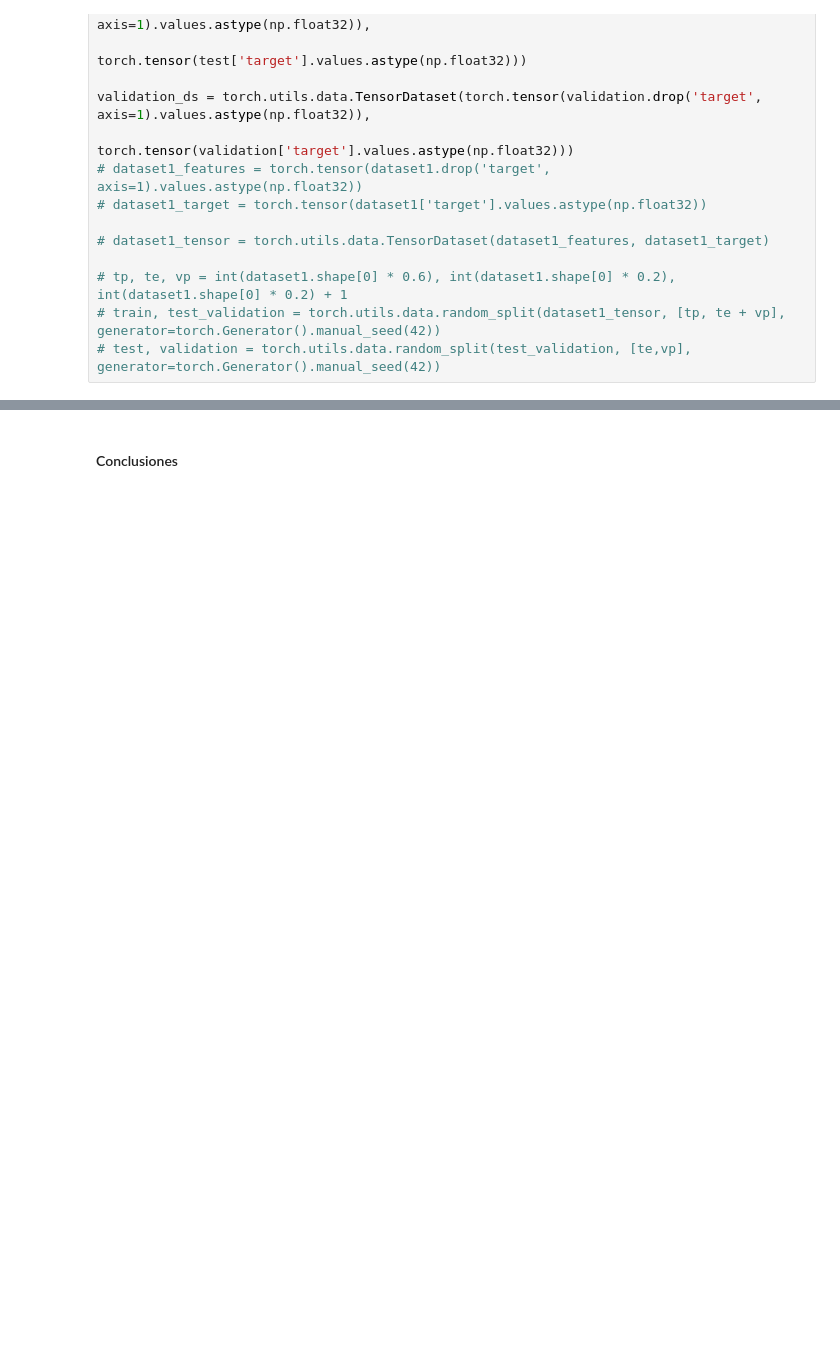
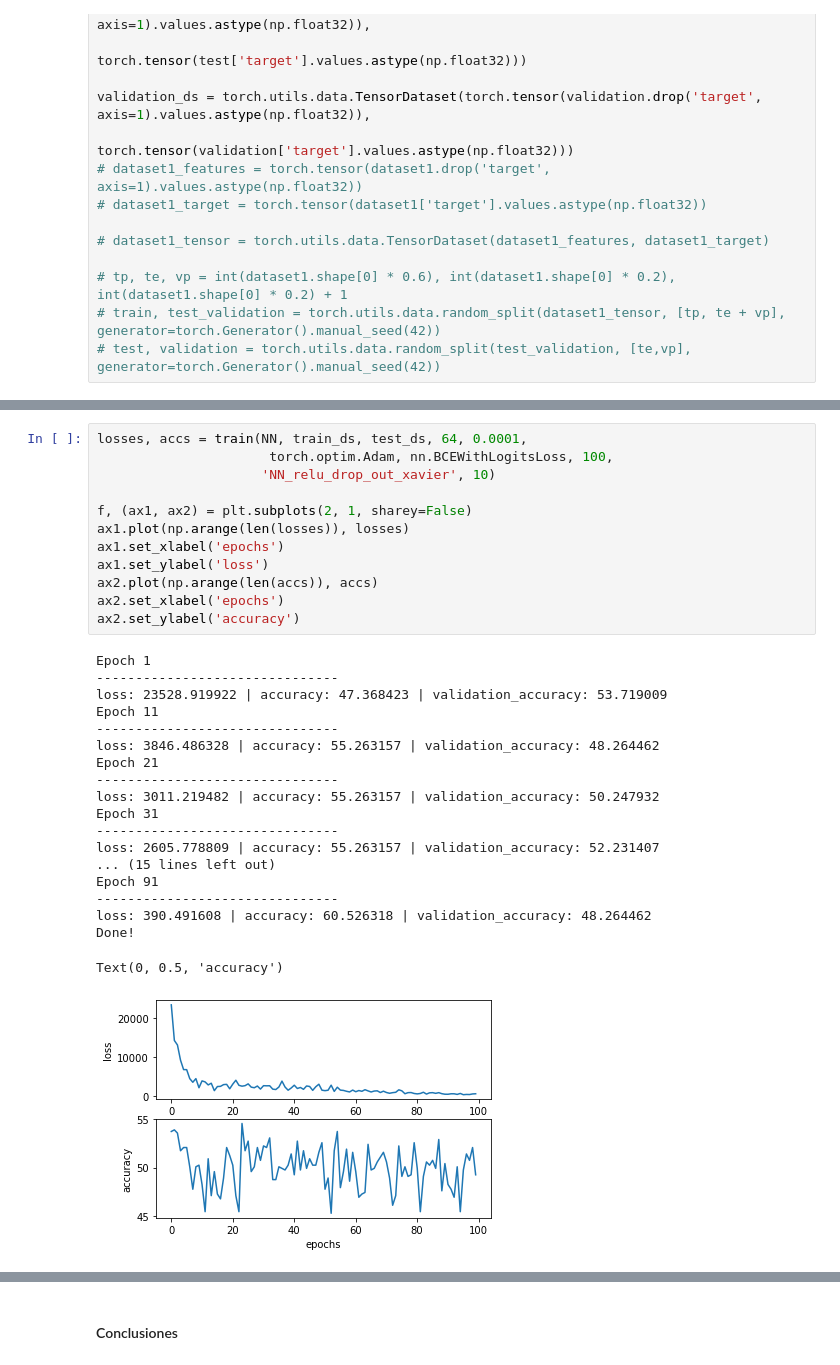
Before and after one commit to ricardojmv85/StatisticalLearningII, a Jupyter notebook: proyecto_final/Proyecto Final.ipynb, the cells around one changed output, grey strips where cells are left out. Cells and saved outputs as stored; diff of their text form; blank space fills up the shorter version.

```diff
--- a/proyecto_final/Proyecto Final.ipynb
+++ b/proyecto_final/Proyecto Final.ipynb
@@ -93,0 +172,32 @@ validation_ds = torch.utils.data.TensorDataset(torch.tensor(validation.drop('tar
+# %%
+losses, accs = train(NN, train_ds, test_ds, 64, 0.0001,
+                      torch.optim.Adam, nn.BCEWithLogitsLoss, 100,
+                     'NN_relu_drop_out_xavier', 10)
+
+f, (ax1, ax2) = plt.subplots(2, 1, sharey=False)
+ax1.plot(np.arange(len(losses)), losses)
+ax1.set_xlabel('epochs')
+ax1.set_ylabel('loss')
+ax2.plot(np.arange(len(accs)), accs)
+ax2.set_xlabel('epochs')
+ax2.set_ylabel('accuracy')
+# %% [output]
+Epoch 1
+-------------------------------
+loss: 23528.919922 | accuracy: 47.368423 | validation_accuracy: 53.719009
+Epoch 11
+-------------------------------
+loss: 3846.486328 | accuracy: 55.263157 | validation_accuracy: 48.264462
+Epoch 21
+-------------------------------
+loss: 3011.219482 | accuracy: 55.263157 | validation_accuracy: 50.247932
+Epoch 31
+-------------------------------
+loss: 2605.778809 | accuracy: 55.263157 | validation_accuracy: 52.231407
+... (15 lines left out)
+Epoch 91
+-------------------------------
+loss: 390.491608 | accuracy: 60.526318 | validation_accuracy: 48.264462
+Done!
+Text(0, 0.5, 'accuracy')
+[figure, added]
```
Also changed, not shown: parts of 19 cells of this notebook, 5 other files.
